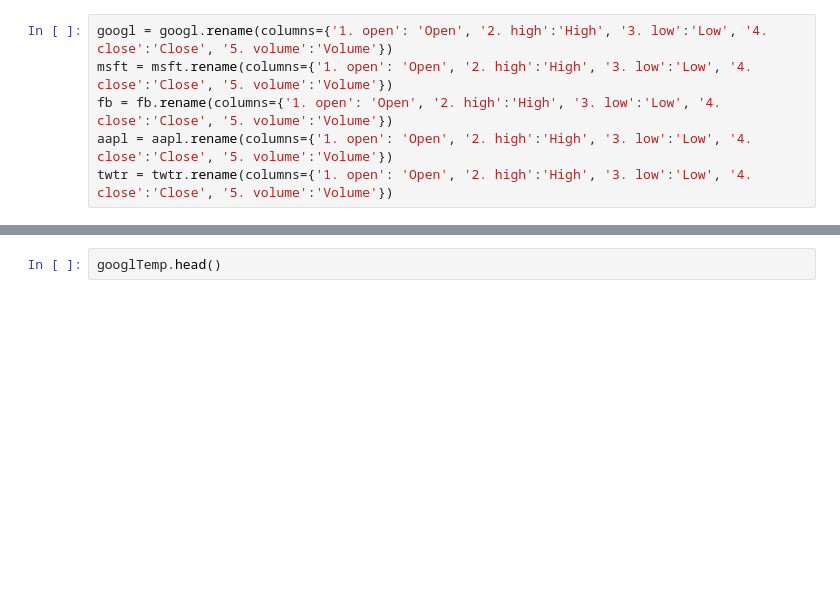
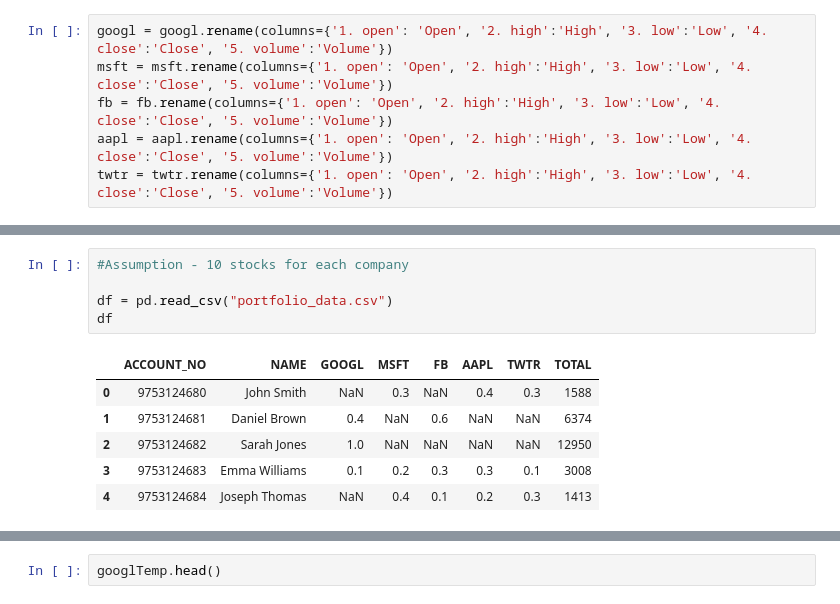
Before and after one commit to gaurangdavda/InvestoBot, a Jupyter notebook: Training/portfolio_optimization_using_alpha_vantage.ipynb, the cells around one changed output, grey strips where cells are left out. Saved outputs shown, nothing was run; the diff lists cells and outputs as text; blank space fills up the shorter version.

Commit message:
Reading portfolio data from csv
Using this data to predict the evaluation

```diff
--- a/Training/portfolio_optimization_using_alpha_vantage.ipynb
+++ b/Training/portfolio_optimization_using_alpha_vantage.ipynb
@@ -126,0 +127,12 @@ twtr.tail()
+# %%
+#Assumption - 10 stocks for each company
+
+df = pd.read_csv("portfolio_data.csv")
+df
+# %% [output]
+|  | ACCOUNT_NO | NAME | GOOGL | MSFT | FB | AAPL | TWTR | TOTAL |
+| 0 | 9753124680 | John Smith | NaN | 0.3 | NaN | 0.4 | 0.3 | 1588 |
+| 1 | 9753124681 | Daniel Brown | 0.4 | NaN | 0.6 | NaN | NaN | 6374 |
+| 2 | 9753124682 | Sarah Jones | 1.0 | NaN | NaN | NaN | NaN | 12950 |
+| 3 | 9753124683 | Emma Williams | 0.1 | 0.2 | 0.3 | 0.3 | 0.1 | 3008 |
+| 4 | 9753124684 | Joseph Thomas | NaN | 0.4 | 0.1 | 0.2 | 0.3 | 1413 |
```
Also changed, not shown: parts of 20 cells of this notebook.
